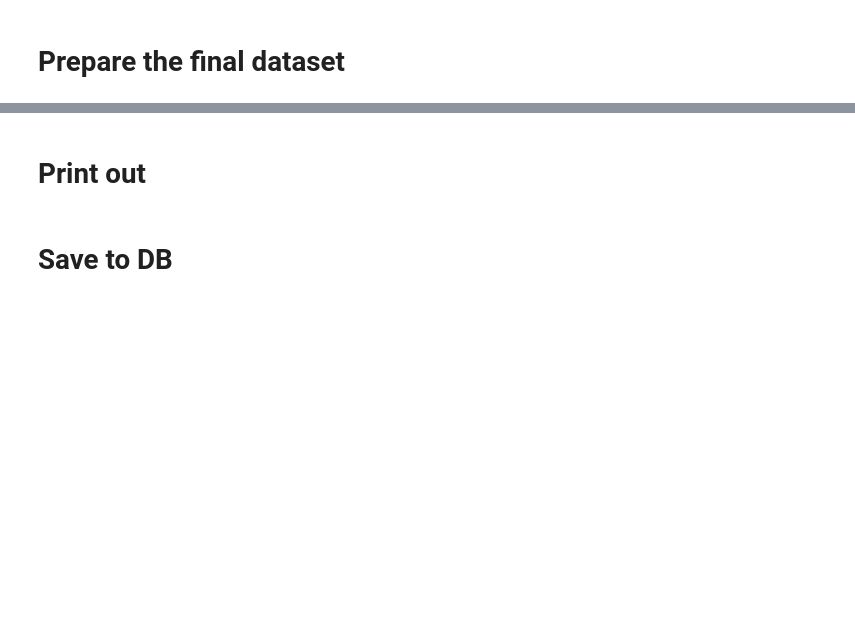
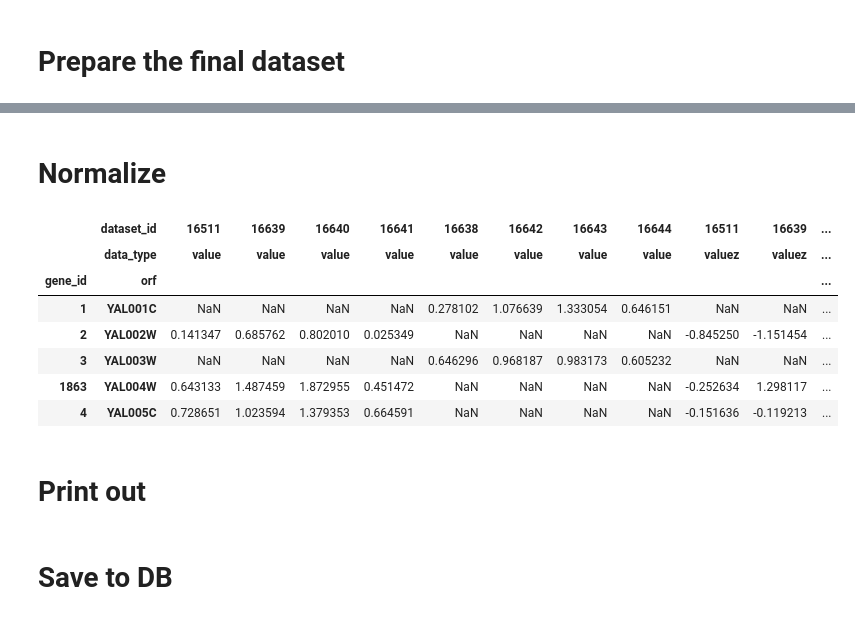
Before and after one commit to yeastphenome/yp-data, a Jupyter notebook: Datasets/18780730/code.ipynb, the cells around one changed output, grey strips where cells are left out. Saved outputs shown, nothing was run; the diff lists cells and outputs as text; code cells hidden in the pictures; blank space fills up the shorter version.

```diff
--- a/Datasets/18780730/code.ipynb
+++ b/Datasets/18780730/code.ipynb
@@ -120,0 +140,6 @@ Final data dimensions: 6074 x 8
+# %%
+genes = pd.read_csv(path_to_genes, sep='\t', index_col='id')
+genes = genes.reset_index().set_index('systematic_name')
+gene_ids = genes.reindex(index=data.index.values)['id'].values
+num_missing = np.sum(np.isnan(gene_ids))
+print('ORFs missing from SGD: %d' % num_missing)
@@ -120,0 +148,7 @@ Final data dimensions: 6074 x 8
+# %%
+data['gene_id'] = gene_ids
+data = data.loc[data['gene_id'].notnull()]
+data['gene_id'] = data['gene_id'].astype(int)
+data = data.reset_index().set_index(['gene_id','orf'])
+
+data.head()
@@ -121,2 +164,26 @@ Final data dimensions: 6074 x 8
+# %% [markdown]
+# Normalize
+# %%
+data_norm = normalize_phenotypic_scores(data, has_tested=True)
+# %%
+# Assign proper column names
+lst = [datasets.index.values, ['valuez']*datasets.shape[0]]
+tuples = list(zip(*lst))
+idx = pd.MultiIndex.from_tuples(tuples, names=['dataset_id','data_type'])
+data_norm.columns = idx
+# %%
+data_norm[data.isnull()] = np.nan
+data_all = data.join(data_norm)
+
+data_all.head()
+# %% [output]
+|  | dataset_id | 16511 | 16639 | 16640 | 16641 | 16638 | 16642 | 16643 | 16644 | 16511 | 16639 | ... |
+|  | data_type | value | value | value | value | value | value | value | value | valuez | valuez | ... |
+| gene_id | orf |  |  |  |  |  |  |  |  |  |  | ... |
+| 1 | YAL001C | NaN | NaN | NaN | NaN | 0.278102 | 1.076639 | 1.333054 | 0.646151 | NaN | NaN | ... |
+| 2 | YAL002W | 0.141347 | 0.685762 | 0.802010 | 0.025349 | NaN | NaN | NaN | NaN | -0.845250 | -1.151454 | ... |
+| 3 | YAL003W | NaN | NaN | NaN | NaN | 0.646296 | 0.968187 | 0.983173 | 0.605232 | NaN | NaN | ... |
+| 1863 | YAL004W | 0.643133 | 1.487459 | 1.872955 | 0.451472 | NaN | NaN | NaN | NaN | -0.252634 | 1.298117 | ... |
+| 4 | YAL005C | 0.728651 | 1.023594 | 1.379353 | 0.664591 | NaN | NaN | NaN | NaN | -0.151636 | -0.119213 | ... |
 # %% [markdown]
 # Print out
```
Also changed, not shown: parts of 25 cells of this notebook, 3 other files.
